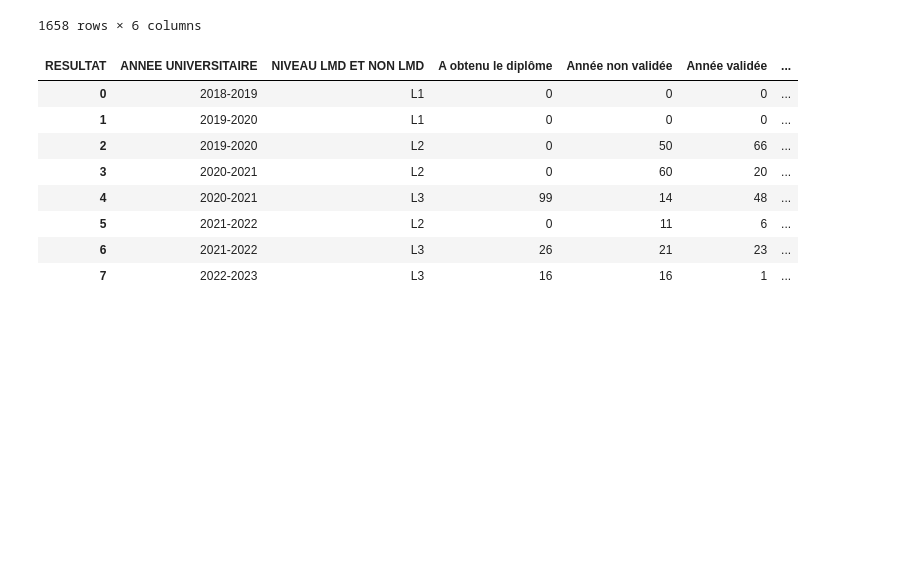
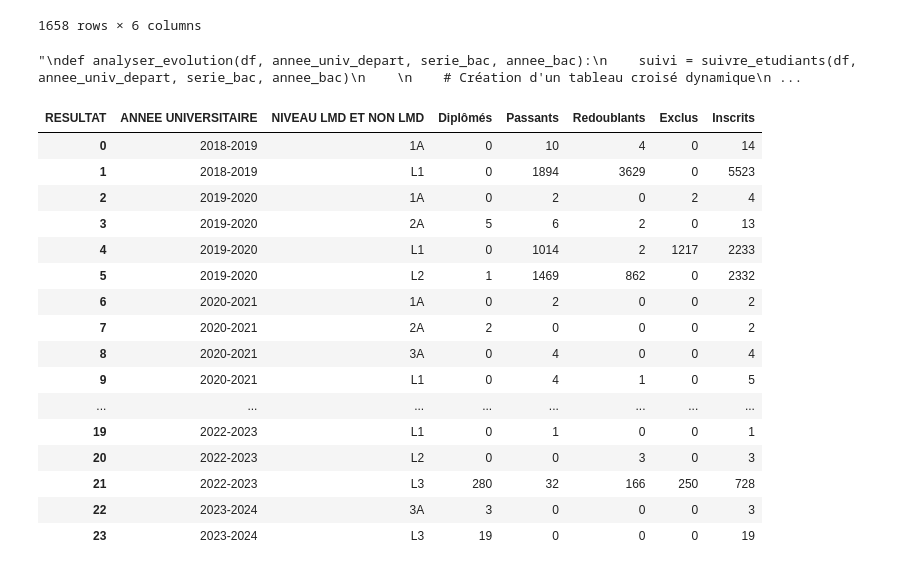
Before and after one commit to Abdouroihim-Attoumane/nootebook_memoire, a Jupyter notebook: etude_ucad.ipynb, the cells around one changed output. Cells and saved outputs as stored; diff of their text form; code cells hidden in the pictures; blank space fills up the shorter version.

```diff
--- a/etude_ucad.ipynb
+++ b/etude_ucad.ipynb
@@ -424,6 +429,7 @@ suivre_etudiants(df_filtre, '2020-2021', 'STEG', 2019)
 | 1087816 | 20200A819 | 2019.0 | STEG | 2022-2023 | L3 | A obtenu le diplôme |
 1658 rows × 6 columns
 # %%
+"""
 def analyser_evolution(df, annee_univ_depart, serie_bac, annee_bac):
     suivi = suivre_etudiants(df, annee_univ_depart, serie_bac, annee_bac)
 
@@ -441,15 +447,53 @@ def analyser_evolution(df, annee_univ_depart, serie_bac, annee_bac):
                                        'Autorisé à passer', 'A obtenu le diplôme']].sum(axis=1)
 
     return resultats
+"""
+# %% [output]
+"\ndef analyser_evolution(df, annee_univ_depart, serie_bac, annee_bac):\n    suivi = suivre_etudiants(df, annee_univ_depart, serie_bac, annee_bac)\n    \n    # Création d'un tableau croisé dynamique\n ...
+# %%
+def analyser_evolution(df, annee_univ_depart, serie_bac, annee_bac):
+    suivi = suivre_etudiants(df, annee_univ_depart, serie_bac, annee_bac)
+
+    # Tableau croisé dynamique
+    resultats = suivi.pivot_table(
+        index=['ANNEE UNIVERSITAIRE', 'NIVEAU LMD ET NON LMD'],
+        columns='RESULTAT',
+        values='NUMERO',
+        aggfunc='nunique',
+        fill_value=0
+    ).reset_index()
+
+    # Création des regroupements
+    resultats['Redoublants'] = resultats.get('Redouble', 0) + resultats.get('Année non validée', 0)
+    resultats['Passants'] = resultats.get('Passe', 0) + resultats.get('Autorisé à passer', 0) + resultats.get('Année validée', 0)
+    resultats['Diplômés'] = resultats.get('A obtenu le diplôme', 0)
+    resultats['Exclus'] = resultats.get('Exclu', 0)
+
+    # Total des inscrits
+    resultats['Inscrits'] = resultats[['Redoublants', 'Passants', 'Diplômés', 'Exclus']].sum(axis=1)
+
+    # Ne conserver que les colonnes finales
+    resultats = resultats[['ANNEE UNIVERSITAIRE', 'NIVEAU LMD ET NON LMD',
+                           'Diplômés', 'Passants','Redoublants' , 'Exclus', 'Inscrits']]
+
+    return resultats
 # %%
-analyser_evolution(df_filtre, '2018-2019', 'LAR', 2018)
+analyser_evolution(df_filtre, '2018-2019', "L'1", 2018)
 # %% [output]
-| RESULTAT | ANNEE UNIVERSITAIRE | NIVEAU LMD ET NON LMD | A obtenu le diplôme | Année non validée | Année validée | ... |
-| 0 | 2018-2019 | L1 | 0 | 0 | 0 | ... |
-| 1 | 2019-2020 | L1 | 0 | 0 | 0 | ... |
-| 2 | 2019-2020 | L2 | 0 | 50 | 66 | ... |
-| 3 | 2020-2021 | L2 | 0 | 60 | 20 | ... |
-| 4 | 2020-2021 | L3 | 99 | 14 | 48 | ... |
-| 5 | 2021-2022 | L2 | 0 | 11 | 6 | ... |
-| 6 | 2021-2022 | L3 | 26 | 21 | 23 | ... |
-| 7 | 2022-2023 | L3 | 16 | 16 | 1 | ... |
+| RESULTAT | ANNEE UNIVERSITAIRE | NIVEAU LMD ET NON LMD | Diplômés | Passants | Redoublants | Exclus | Inscrits |
+| 0 | 2018-2019 | 1A | 0 | 10 | 4 | 0 | 14 |
+| 1 | 2018-2019 | L1 | 0 | 1894 | 3629 | 0 | 5523 |
+| 2 | 2019-2020 | 1A | 0 | 2 | 0 | 2 | 4 |
+| 3 | 2019-2020 | 2A | 5 | 6 | 2 | 0 | 13 |
+| 4 | 2019-2020 | L1 | 0 | 1014 | 2 | 1217 | 2233 |
+| 5 | 2019-2020 | L2 | 1 | 1469 | 862 | 0 | 2332 |
+| 6 | 2020-2021 | 1A | 0 | 2 | 0 | 0 | 2 |
+| 7 | 2020-2021 | 2A | 2 | 0 | 0 | 0 | 2 |
+| 8 | 2020-2021 | 3A | 0 | 4 | 0 | 0 | 4 |
+| 9 | 2020-2021 | L1 | 0 | 4 | 1 | 0 | 5 |
+| ... | ... | ... | ... | ... | ... | ... | ... |
+| 19 | 2022-2023 | L1 | 0 | 1 | 0 | 0 | 1 |
+| 20 | 2022-2023 | L2 | 0 | 0 | 3 | 0 | 3 |
+| 21 | 2022-2023 | L3 | 280 | 32 | 166 | 250 | 728 |
+| 22 | 2023-2024 | 3A | 3 | 0 | 0 | 0 | 3 |
+| 23 | 2023-2024 | L3 | 19 | 0 | 0 | 0 | 19 |
```
Also changed, not shown: parts of 9 cells of this notebook.
